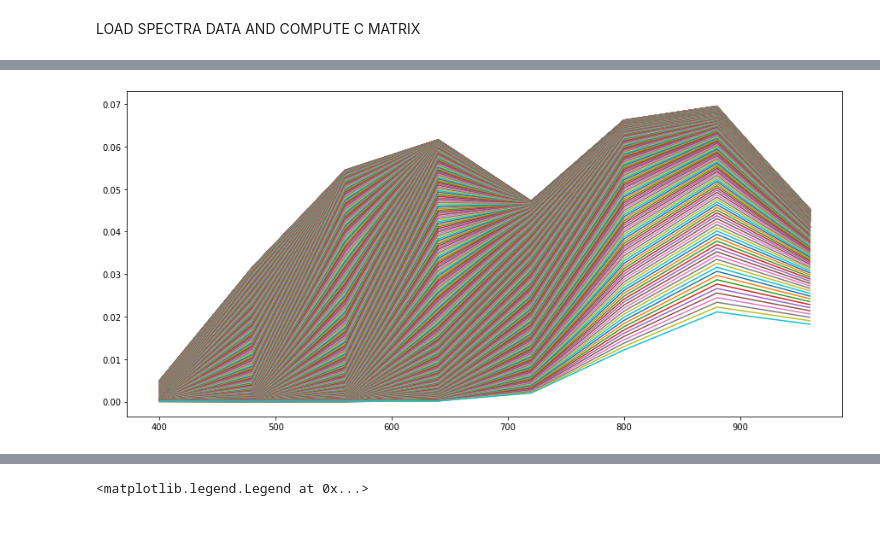
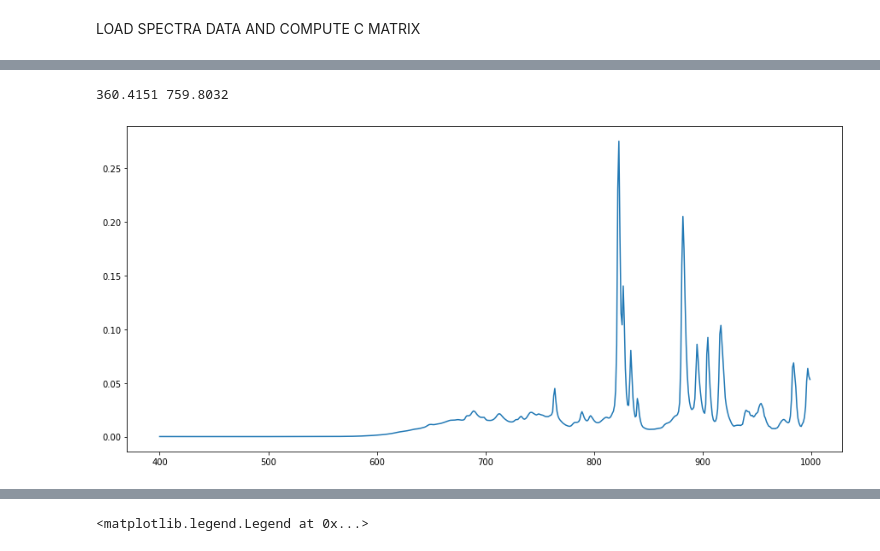
Before and after one commit to mcasademont9/SOLS-EQE, a Jupyter notebook: Numeric method - first try/EQE_tesing_numerical_solution_alejandroway.ipynb, the cells around one changed output, grey strips where cells are left out. Saved outputs shown, nothing was run; the diff lists cells and outputs as text; code cells hidden in the pictures.

```diff
--- a/Numeric method - first try/EQE_tesing_numerical_solution_alejandroway.ipynb
+++ b/Numeric method - first try/EQE_tesing_numerical_solution_alejandroway.ipynb
@@ -51,14 +59,16 @@ print(min_cutwl, max_cutwl)
 # %% [markdown]
 LOAD SPECTRA DATA AND COMPUTE C MATRIX
 # %%
-txt_filelist = os.listdir(os.path.join(os.getcwd(),'Red Sweep Opening'))
-int_time = 0.0001*1.25
+spectras_folder = 'Red Sweep Opening_new'#'Blue Sweep Opening'
+txt_filelist = os.listdir(os.path.join(os.getcwd(), spectras_folder))
+int_time = 0.2*0.001*0.6
 k_filepath = 'flame_to_irradiance_calibrationfile.txt'
 spectra_data = None
-bg_spectra = np.loadtxt(os.path.join('Red Sweep Opening',txt_filelist[0]), skiprows=1)
+bg_spectra = np.loadtxt(os.path.join(spectras_folder,txt_filelist[0]), skiprows=1)
+cut_wl_relation = np.loadtxt(os.path.join('Red Sweep Opening','Red Sweep Opneing - cutting wavelenght relation.txt'), skiprows=1) #Dividing Wavelength To Motor Position Calibration File.txt
 
 for i in range(len(txt_filelist)-1):
-    load_spectra = np.loadtxt(os.path.join('Red Sweep Opening',txt_filelist[i]), skiprows=1)
+    load_spectra = np.loadtxt(os.path.join(spectras_folder,txt_filelist[i]), skiprows=1)
     actual_txt_spectra = np.zeros(load_spectra.shape)
     actual_txt_spectra [:,0] = load_spectra[:,0]
     actual_txt_spectra [:,1] = load_spectra[:,1] - 1*bg_spectra[:,1]
@@ -68,12 +78,12 @@ for i in range(len(txt_filelist)-1):
     else:
         spectra_data = np.dstack((spectra_data, actual_irradiance_spectra))
 
-cut_wl_relation = np.loadtxt(os.path.join('Red Sweep Opening','Red Sweep Opneing - cutting wavelenght relation.txt'), skiprows=1)#Dividing Wavelength To Motor Position Calibration File.txt
+#
 # %%
-j = 99
+j = -1
 
 fig, ax = plt.subplots(figsize=(15,7))
 ax.plot(spectra_data[:,0,j], spectra_data[:,1,j])
-plt.ylim(0,2)
+#plt.ylim(0,2)
 #ax.legend()
 # %% [output]
@@ -100,15 +110,15 @@ for i in range(len(measure_divwl)):
 # %%
 #Now we construct the c matrix
 c_matrix_min_wl = 400
-c_matrix_max_wl = 1000
-c_matrix_res_wl = 50
+c_matrix_max_wl = round(min(max(measure_divwl[:]), max(spectra_matrix_cutwl))[0])
+c_matrix_res_wl = 1
 
 #mintomax_wl_distrib = np.linspace(ideal_min-inc_cutwl/2, ideal_max+inc_cutwl/2, ideal_max-ideal_min+int(inc_cutwl)+1)#print(mintomax_wl_distrib)
 c_matrix_wl = np.arange(c_matrix_min_wl, c_matrix_max_wl, c_matrix_res_wl)
 c_matrix = np.zeros((len(measure_divwl),len(c_matrix_wl)))
 #EQE_int_const = np.linspace(1, 0.8, len(c_matrix[:,0]))
 for i in range(len(c_matrix[:,0])):
-    actual_spectra_interpolation = interpolate.interp1d(spectra_matrix_wls, spectra_matrix[i,:], kind='cubic')
+    actual_spectra_interpolation = interpolate.interp1d(spectra_matrix_wls, spectra_matrix[i,:], kind='quadratic')
     iteration_wl = measure_divwl[i]
 
     for j in range(len(c_matrix_wl)):
@@ -136,27 +148,31 @@ for j in range(len(c_matrix[:,0])):
 # %%
 #Now we will make the macro_c_matrix and macro_measure_jsc which are the interpolations in the vertical directions for having more information.
 
-equations_min = min(spectra_matrix_cutwl[:])[0]
-equations_max = max(measure_divwl[:])
-total_equations = 600
+equations_min = max(min(spectra_matrix_cutwl[:]),min(measure_divwl[:]))[0]
+equations_max = min(max(measure_divwl[:]), max(spectra_matrix_cutwl))[0]
+print(equations_min, equations_max)
+total_equations = 2000
 macro_c_matrix = np.zeros((total_equations, len(c_matrix[0,:])))
 
 for j in range(len(macro_c_matrix[0,:])):
-    actual_wl_interpolation = interpolate.interp1d(spectra_matrix_cutwl[0:-1,0], c_matrix[0:-1,j], kind='cubic')
+    actual_wl_interpolation = interpolate.interp1d(spectra_matrix_cutwl[:,0], c_matrix[:,j], kind='linear')
 
     macro_c_matrix[:,j] = actual_wl_interpolation(np.linspace(equations_min, equations_max, total_equations))
 
-macro_measure_Jsc_interpolation = interpolate.interp1d(measure_divwl, measure_Jsc, kind='cubic')
+macro_measure_Jsc_interpolation = interpolate.interp1d(measure_divwl, measure_Jsc, kind='linear')
+#macro_measure_Jsc_interpolation = interpolate.interp1d(measure_divwl, Jsc_calculated, kind='cubic')
 macro_measure_Jsc = macro_measure_Jsc_interpolation(np.linspace(equations_min, equations_max, total_equations))
+# %% [output]
+360.4151 759.8032
 # %%
 fig, ax = plt.subplots(figsize=(15,7))
-for j in range(len(macro_c_matrix[:,0])):
+for j in range(1500,1501):
 
     #ax.plot(spectra_matrix_wls, spectra_matrix[j,:], label=str(spectra_matrix_cutwl[j])+str(spectra_matrix_cutwl_ideal[j]))
     ax.plot(c_matrix_wl, macro_c_matrix[j,:])#, label=str(j))#c_matrix_wl,
     #ax.legend()
 # %% [output]
-[figure, old version]
+[figure, new version]
 # %%
 #Here we do the calculations with the linear equations system
 
```
Also changed, not shown: parts of 14 cells of this notebook, 5 other files.
